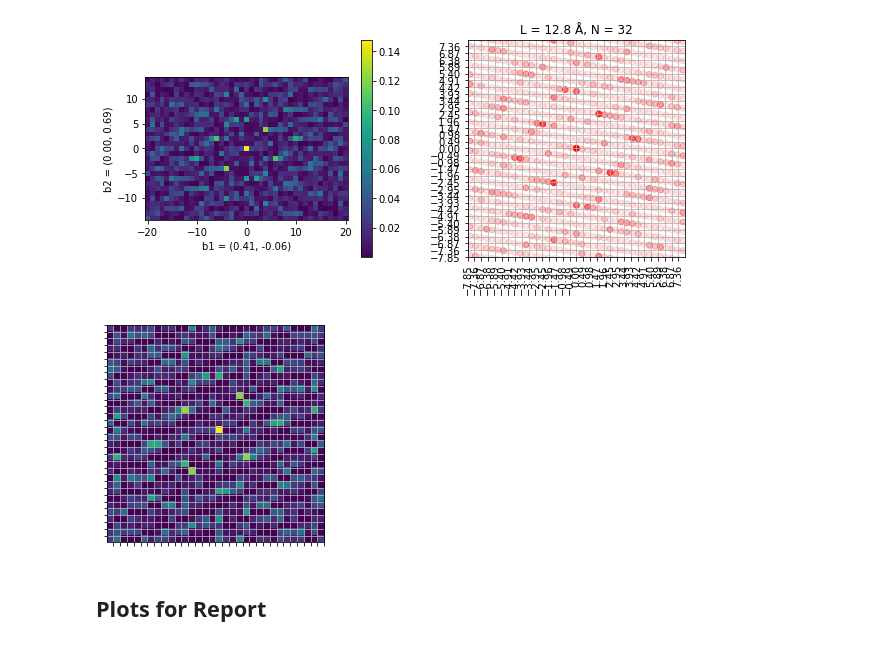
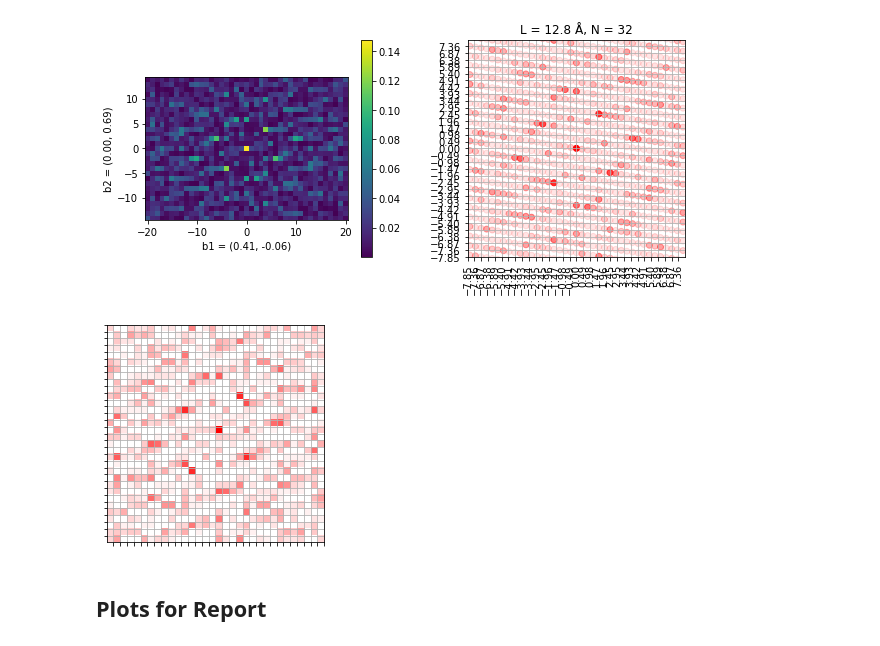
Before and after one commit to markus7800/VoxelNet, a Jupyter notebook: voxel_tutorial.ipynb, the cells around one changed output. Drawn from its saved outputs; the diff is of its cells as text; code cells hidden in the pictures.

```diff
--- a/voxel_tutorial.ipynb
+++ b/voxel_tutorial.ipynb
@@ -100,9 +106,13 @@ plot_2D_reciprocal_lattice(B, mx, my, G, SG, L=L, N=N)
 # place the computed values on a N x N grid
 descriptor = make_voxel_grid(G, SG, L, N)
 # %%
-fig = plt.figure(figsize=(8,8))
+fig = plt.figure(figsize=(5,5))
 ax = fig.add_subplot(111)
-plt.imshow(descriptor, origin='lower', cmap="Reds")
+colors = [(1, 1, 1), (1, 0, 0)] # first color is black, last is red
+from matplotlib.colors import LinearSegmentedColormap
+red_cm = LinearSegmentedColormap.from_list(
+        "Custom", colors, N=20)
+plt.imshow(descriptor, origin='lower', cmap=red_cm)
 plt.xticks(np.arange(0,N)+0.5)
 plt.yticks(np.arange(0,N)+0.5)
 ax.set_xticklabels([])
@@ -481,20 +470,20 @@ plot_2D_reciprocal_lattice(B, mx, my, G, SG, L=L, N=N)
 # %%
 R = get_2D_rotation_matrix(np.pi/4) # 45 degress
 
 # final step:
 # place the computed values on a N x N grid
 descriptor = make_voxel_grid(G, SG, L, N, rot=np.eye(2))
 
 fig = plt.figure(figsize=(4,4))
 ax = fig.add_subplot(111)
-plt.imshow(descriptor, origin='lower')
+plt.imshow(descriptor, origin='lower', cmap=red_cm)
 plt.xticks(np.arange(0,N)+0.5)
 plt.yticks(np.arange(0,N)+0.5)
 ax.set_xticklabels([])
 ax.set_yticklabels([])
 plt.grid(True)
 # %% [output]
-[figure, old version]
+[figure, new version]
 # %% [markdown]
 ## Plots for Report
 # %%
```
Also changed, not shown: parts of 16 cells of this notebook, 17 other files.
